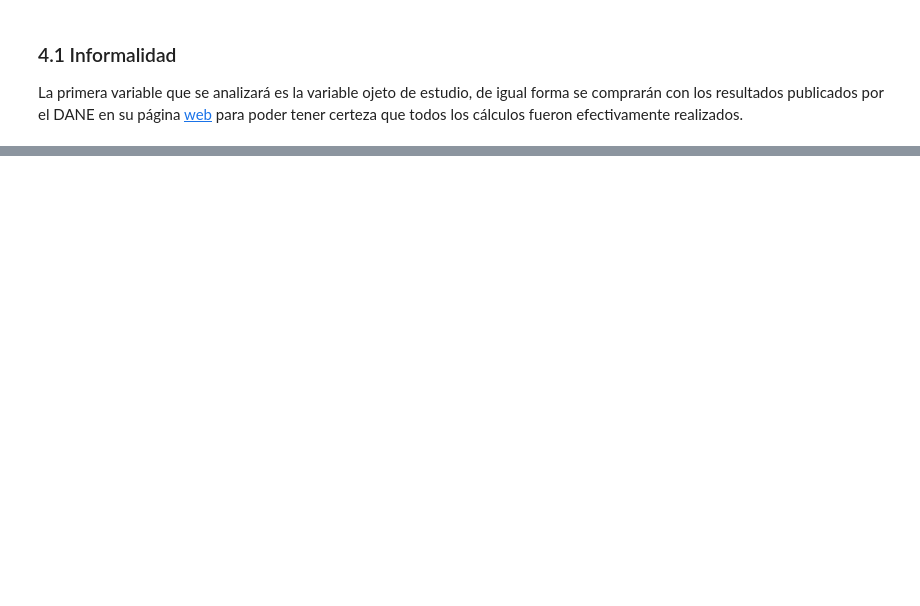
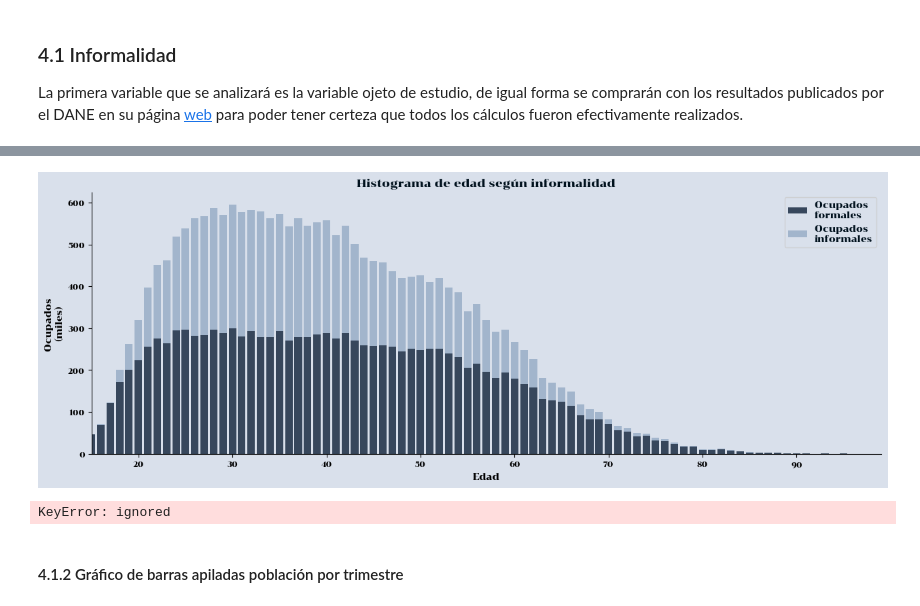
Before and after one commit to caavila96/Colombia_maps_SGR, a Jupyter notebook: informalidad_GEIH.ipynb, the cells around one changed output, grey strips where cells are left out. Cells and saved outputs as stored; diff of their text form; code cells hidden in the pictures; blank space fills up the shorter version.

```diff
--- a/informalidad_GEIH.ipynb
+++ b/informalidad_GEIH.ipynb
@@ -601,0 +575,70 @@ df_final
+# %%
+plot3 = grouped_data = df_final[["p6040","infor","fex_a"]].groupby(["p6040","infor"]).sum('fex_a').reset_index()
+plot3 = plot3.pivot(index='p6040', columns='infor', values='fex_a')
+
+
+
+# tamaño
+fig, ax = plt.subplots(figsize=(15, 5))
+
+
+
+
+colores =  ['#37475C', '#A2B5CC']
+
+
+
+# Plot each stack with the specified colors
+for i, col in enumerate(plot3.columns):
+    label = "Ocupados \nformales" if i == 0 else "Ocupados \ninformales"
+    plt.bar(x, plot3[col], bottom=plot3.iloc[:, :i].sum(axis=1), color=colores[i % len(colores)], label=label)
+
+
+# labels
+ax.set_xlabel('Edad')
+ax.set_ylabel('Ocupados \n(miles)')
+ax.set_title('Histograma de edad según informalidad')
+
+
+# Definir valores de x
+x = plot3.index
+ax.set_xlim(min(x), max(x))
+
+#Valores de y
+ax.set_yticklabels([f'{int(y/1000):,}' for y in ax.get_yticks()])
+
+#Tamaño de letra
+ax.tick_params(axis='x', labelsize=8)
+ax.tick_params(axis='y', labelsize=8)
+
+# Quitar las linea vertical superior i dereha horizontal
+sns.despine()
+
+# Show the legend
+ax.legend(loc='upper right')
+
+# Show the plot
+plt.show()
+# %% [output]
+[figure, added]
+# %%
+# Select the variables for correlation
+variables = ['infor', 'p6040', 'nper', 'nper_ocu', 'dp3271', 'a_educ', 'a_educ', 'dominio']
+correlation_data = df_final[variables]
+
+# Convert 'dominio' to categorical data
+correlation_data['dominio'] = correlation_data['dominio'].astype('category')
+
+# Create the matrix scatterplot
+sns.set(style='ticks')
+sns.pairplot(correlation_data, hue='dominio')
+
+# Set the title of the plot
+plt.suptitle('Matrix Scatterplot')
+
+# Show the plot
+plt.show()
+# %% [output]
+KeyError: ignored
+# %% [markdown]
+#### 4.1.2 Gráfico de barras apiladas población por trimestre
```
Also changed, not shown: parts of 29 cells of this notebook.
